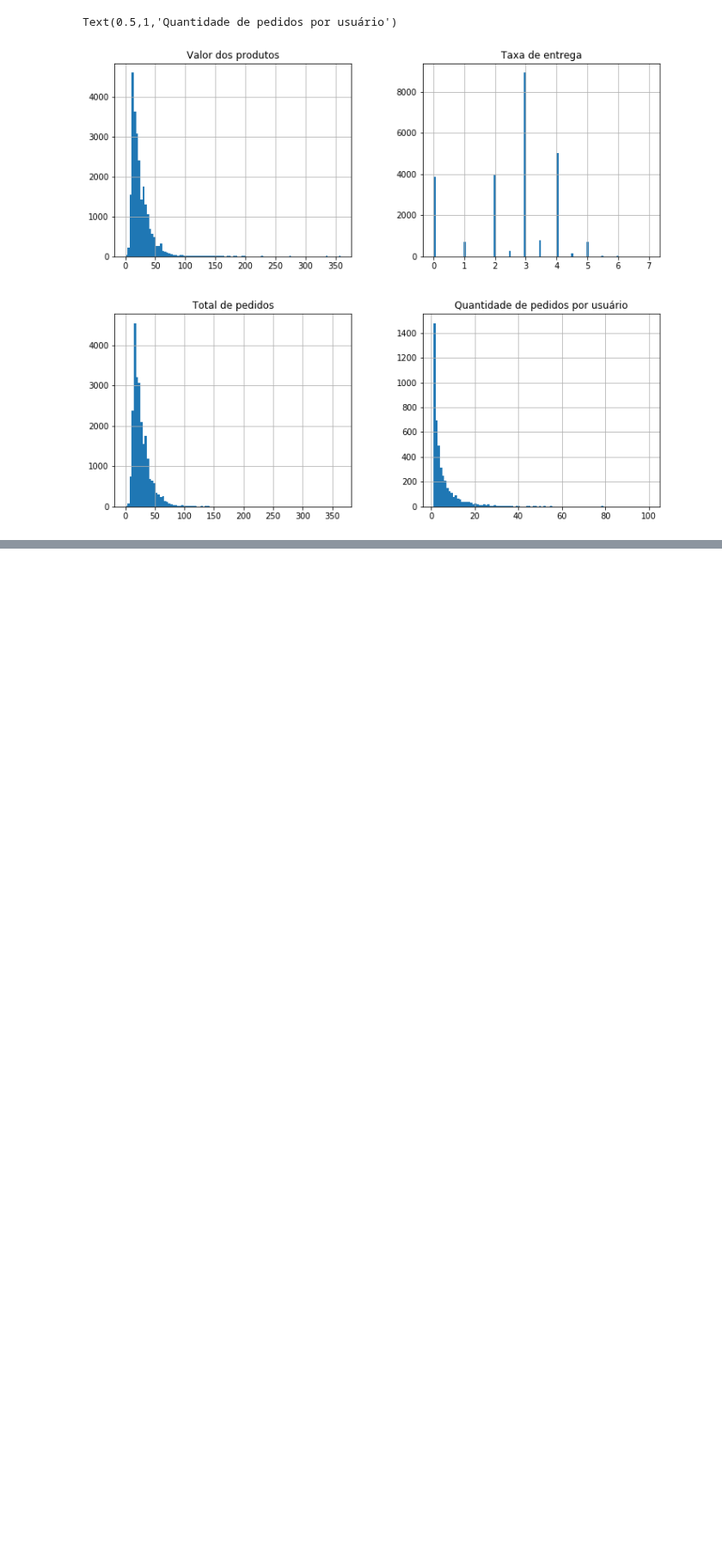
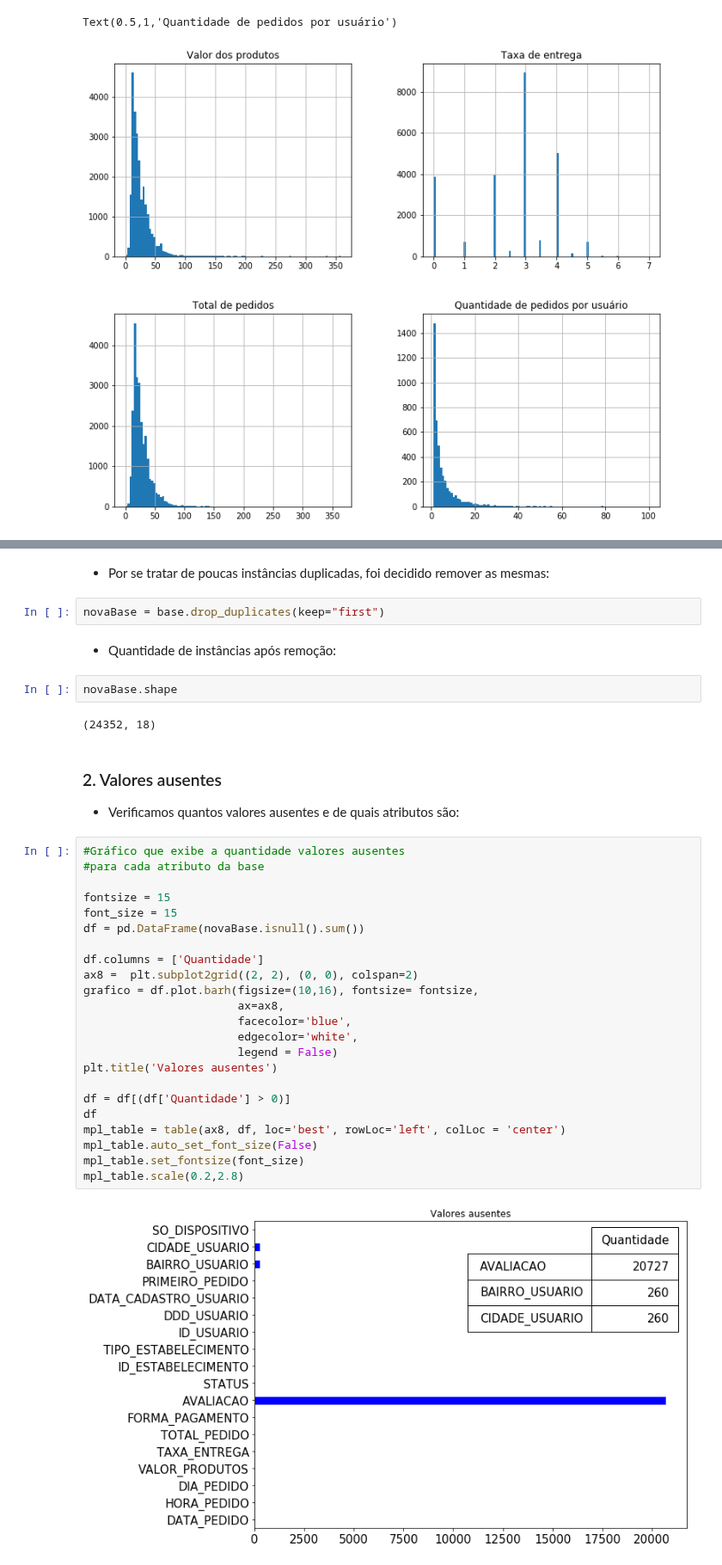
Before and after one commit to anfsantana/mata60-bd-bi, a Jupyter notebook: Business Intelligence.ipynb, the cells around one changed output, grey strips where cells are left out. Shown at 86% size. Cells and saved outputs as stored; diff of their text form; blank space fills up the shorter version.

```diff
--- a/Business Intelligence.ipynb
+++ b/Business Intelligence.ipynb
@@ -280,0 +312,38 @@ Text(0.5,1,'Quantidade de pedidos por usuário')
+# %% [markdown]
+- Por se tratar de poucas instâncias duplicadas, foi decidido remover as mesmas:
+# %%
+novaBase = base.drop_duplicates(keep="first")
+# %% [markdown]
+- Quantidade de instâncias após remoção:
+# %%
+novaBase.shape
+# %% [output]
+(24352, 18)
+# %% [markdown]
+### 2. Valores ausentes
+- Verificamos quantos valores ausentes e de quais atributos são:
+# %%
+#Gráfico que exibe a quantidade valores ausentes
+#para cada atributo da base
+
+fontsize = 15
+font_size = 15
+df = pd.DataFrame(novaBase.isnull().sum())
+
+df.columns = ['Quantidade']
+ax8 =  plt.subplot2grid((2, 2), (0, 0), colspan=2)
+grafico = df.plot.barh(figsize=(10,16), fontsize= fontsize,
+                       ax=ax8,
+                       facecolor='blue',
+                       edgecolor='white',
+                       legend = False)
+plt.title('Valores ausentes')
+
+df = df[(df['Quantidade'] > 0)]
+df
+mpl_table = table(ax8, df, loc='best', rowLoc='left', colLoc = 'center')
+mpl_table.auto_set_font_size(False)
+mpl_table.set_fontsize(font_size)
+mpl_table.scale(0.2,2.8)
+# %% [output]
+[figure, added]
```
Also changed, not shown: parts of 24 cells of this notebook.
